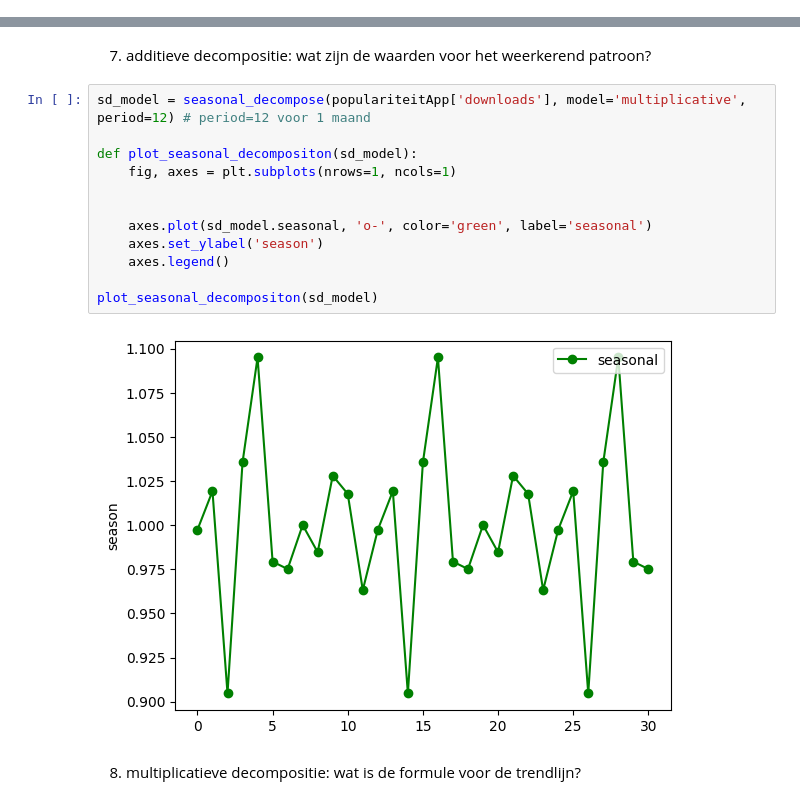
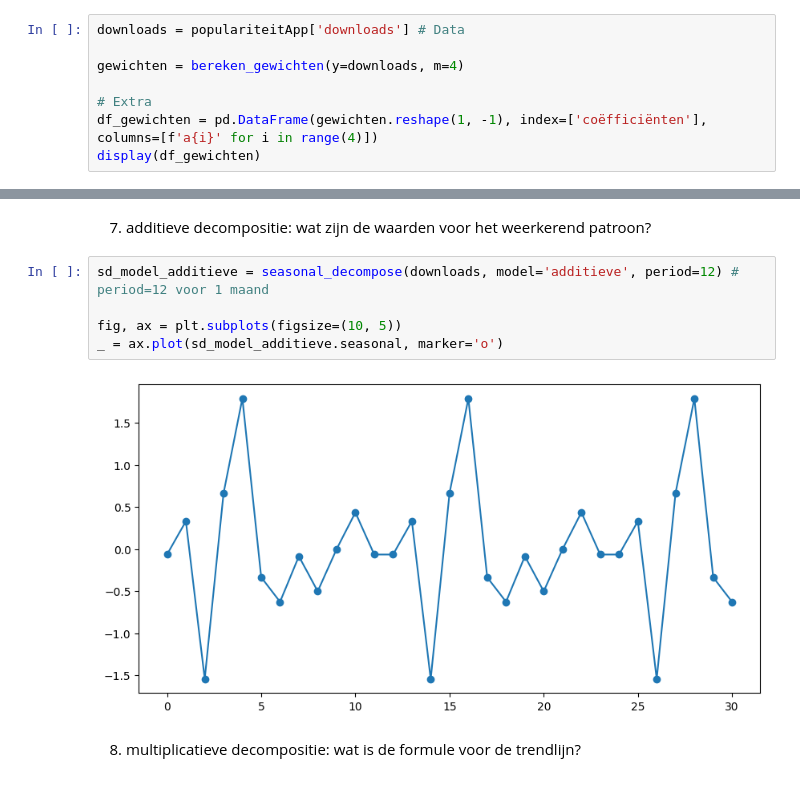
Before and after one commit to EliasDeHondt/DataScience1, a Jupyter notebook: W20P4/Populariteit van een app.ipynb, the cells around one changed output, grey strips where cells are left out. Saved outputs shown, nothing was run; the diff lists cells and outputs as text.

```diff
--- a/W20P4/Populariteit van een app.ipynb
+++ b/W20P4/Populariteit van een app.ipynb
@@ -167,0 +131,8 @@ display(round(df,2))
+# %%
+downloads = populariteitApp['downloads'] # Data
+
+gewichten = bereken_gewichten(y=downloads, m=4)
+
+# Extra
+df_gewichten = pd.DataFrame(gewichten.reshape(1, -1), index=['coëfficiënten'], columns=[f'a{i}' for i in range(4)])
+display(df_gewichten)
@@ -186,19 +160,12 @@ display(round(df,2))
 # %% [markdown]
 7.	additieve decompositie: wat zijn de waarden voor het weerkerend patroon?
 # %%
-sd_model = seasonal_decompose(populariteitApp['downloads'], model='multiplicative', period=12) # period=12 voor 1 maand
+sd_model_additieve = seasonal_decompose(downloads, model='additieve', period=12) # period=12 voor 1 maand
 
-def plot_seasonal_decompositon(sd_model):
-    fig, axes = plt.subplots(nrows=1, ncols=1)
-
-
-    axes.plot(sd_model.seasonal, 'o-', color='green', label='seasonal')
-    axes.set_ylabel('season')
-    axes.legend()
-
-plot_seasonal_decompositon(sd_model)
+fig, ax = plt.subplots(figsize=(10, 5))
+_ = ax.plot(sd_model_additieve.seasonal, marker='o')
 # %% [output]
-[figure, old version]
+[figure, new version]
 # %% [markdown]
 8.	multiplicatieve decompositie: wat is de formule voor de trendlijn?
 # %%
```
Also changed, not shown: parts of 14 cells of this notebook, 7 other files.
